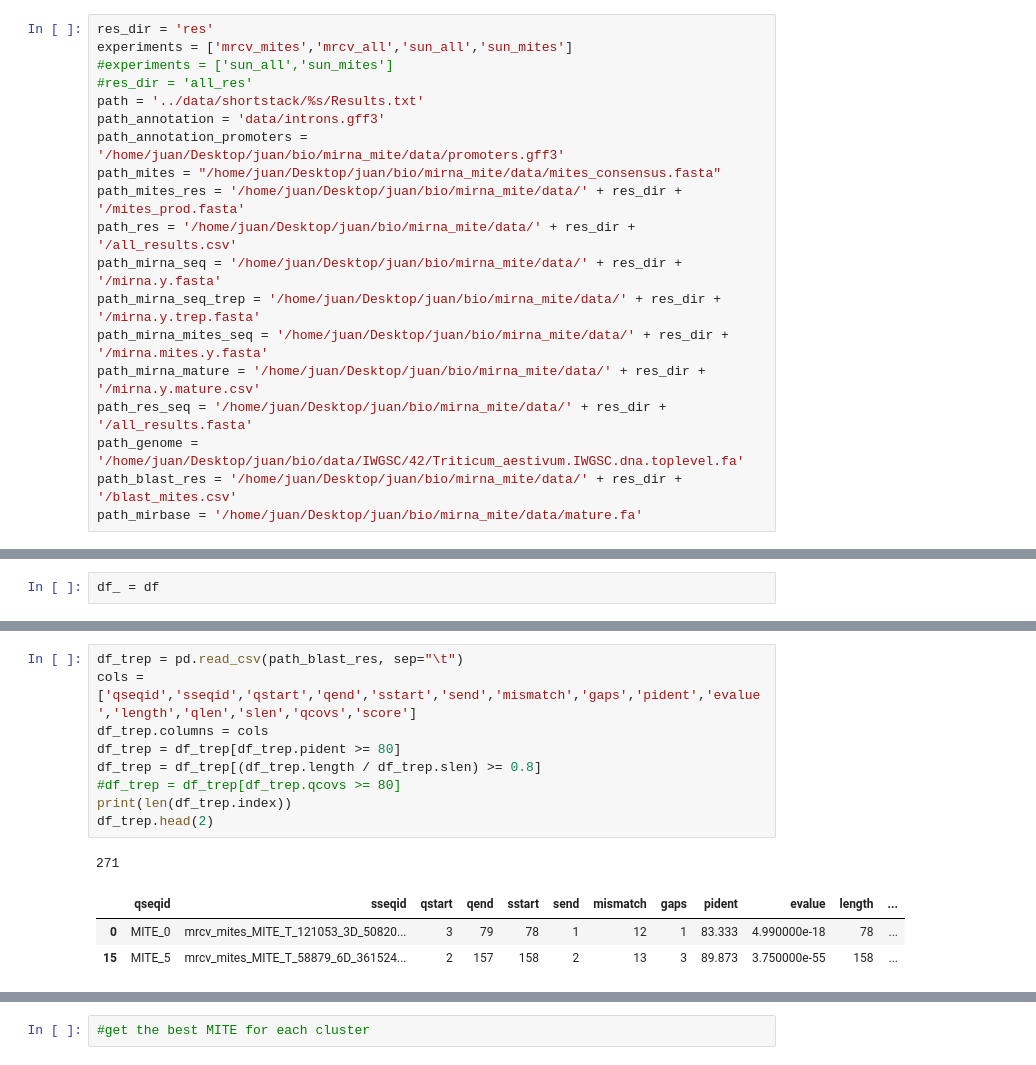
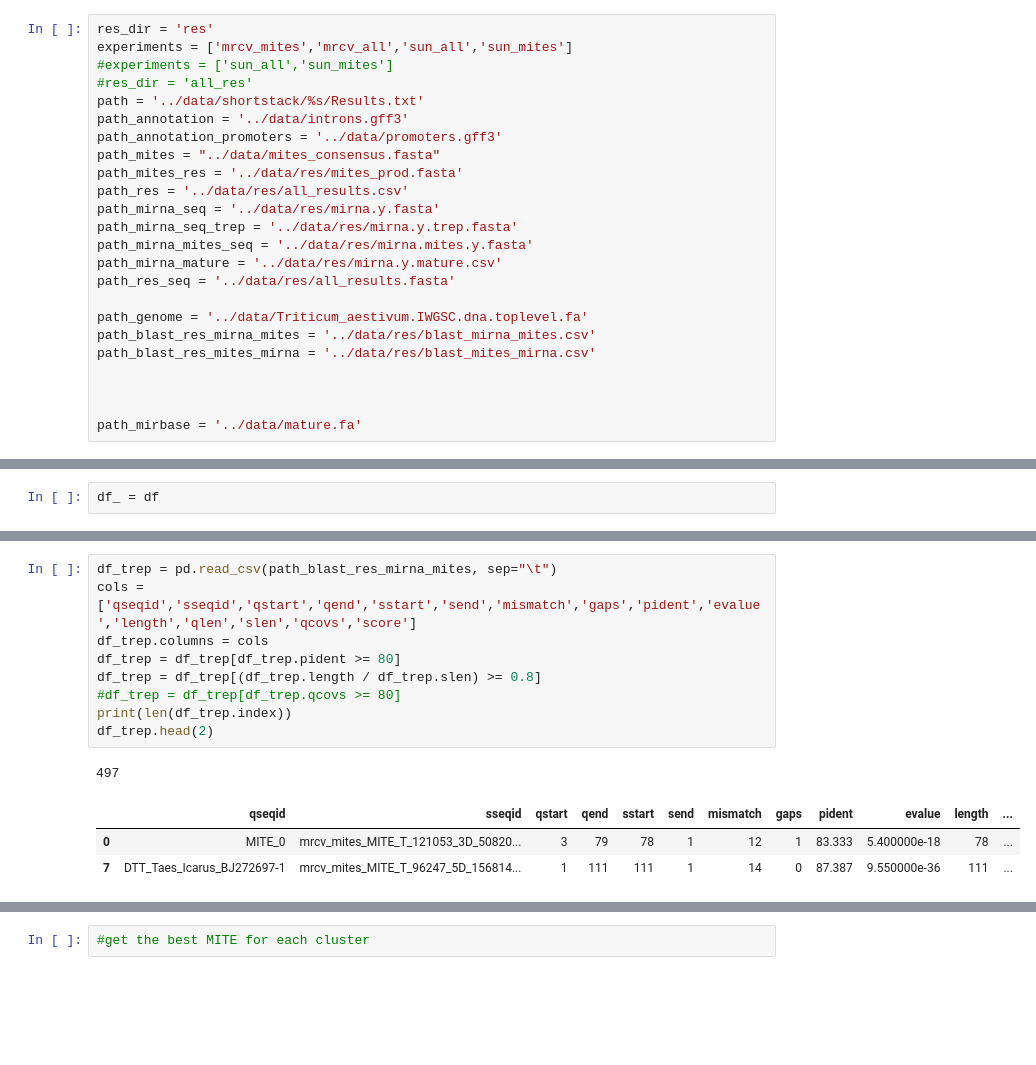
Before and after one commit to juancresc/mirna_mite, a Jupyter notebook: 2_analysis/1_analysis.ipynb, the cells around one changed output, grey strips where cells are left out. Drawn from its saved outputs; the diff is of its cells as text; blank space fills up the shorter version.

```diff
--- a/2_analysis/1_analysis.ipynb
+++ b/2_analysis/1_analysis.ipynb
@@ -11,19 +11,24 @@ experiments = ['mrcv_mites','mrcv_all','sun_all','sun_mites']
 #experiments = ['sun_all','sun_mites']
 #res_dir = 'all_res'
 path = '../data/shortstack/%s/Results.txt'
-path_annotation = 'data/introns.gff3'
-path_annotation_promoters = '/home/juan/Desktop/juan/bio/mirna_mite/data/promoters.gff3'
-path_mites = "/home/juan/Desktop/juan/bio/mirna_mite/data/mites_consensus.fasta"
-path_mites_res = '/home/juan/Desktop/juan/bio/mirna_mite/data/' + res_dir + '/mites_prod.fasta'
-path_res = '/home/juan/Desktop/juan/bio/mirna_mite/data/' + res_dir + '/all_results.csv'
-path_mirna_seq = '/home/juan/Desktop/juan/bio/mirna_mite/data/' + res_dir + '/mirna.y.fasta'
-path_mirna_seq_trep = '/home/juan/Desktop/juan/bio/mirna_mite/data/' + res_dir + '/mirna.y.trep.fasta'
-path_mirna_mites_seq = '/home/juan/Desktop/juan/bio/mirna_mite/data/' + res_dir + '/mirna.mites.y.fasta'
-path_mirna_mature = '/home/juan/Desktop/juan/bio/mirna_mite/data/' + res_dir + '/mirna.y.mature.csv'
-path_res_seq = '/home/juan/Desktop/juan/bio/mirna_mite/data/' + res_dir + '/all_results.fasta'
-path_genome = '/home/juan/Desktop/juan/bio/data/IWGSC/42/Triticum_aestivum.IWGSC.dna.toplevel.fa'
-path_blast_res = '/home/juan/Desktop/juan/bio/mirna_mite/data/' + res_dir + '/blast_mites.csv'
-path_mirbase = '/home/juan/Desktop/juan/bio/mirna_mite/data/mature.fa'
+path_annotation = '../data/introns.gff3'
+path_annotation_promoters = '../data/promoters.gff3'
+path_mites = "../data/mites_consensus.fasta"
+path_mites_res = '../data/res/mites_prod.fasta'
+path_res = '../data/res/all_results.csv'
+path_mirna_seq = '../data/res/mirna.y.fasta'
+path_mirna_seq_trep = '../data/res/mirna.y.trep.fasta'
+path_mirna_mites_seq = '../data/res/mirna.mites.y.fasta'
+path_mirna_mature = '../data/res/mirna.y.mature.csv'
+path_res_seq = '../data/res/all_results.fasta'
+
+path_genome = '../data/Triticum_aestivum.IWGSC.dna.toplevel.fa'
+path_blast_res_mirna_mites = '../data/res/blast_mirna_mites.csv'
+path_blast_res_mites_mirna = '../data/res/blast_mites_mirna.csv'
+
+
+
+path_mirbase = '../data/mature.fa'
 # %%
 ### Load shortstack results
 dfs = {}
@@ -269,14 +265,14 @@ df_ = df
 # %%
-df_trep = pd.read_csv(path_blast_res, sep="\t")
+df_trep = pd.read_csv(path_blast_res_mirna_mites, sep="\t")
 cols = ['qseqid','sseqid','qstart','qend','sstart','send','mismatch','gaps','pident','evalue','length','qlen','slen','qcovs','score']
 df_trep.columns = cols
 df_trep = df_trep[df_trep.pident >= 80]
 df_trep = df_trep[(df_trep.length / df_trep.slen) >= 0.8]
 #df_trep = df_trep[df_trep.qcovs >= 80]
 print(len(df_trep.index))
 df_trep.head(2)
 # %% [output]
-271
+497
 |  | qseqid | sseqid | qstart | qend | sstart | send | mismatch | gaps | pident | evalue | length | ... |
-| 0 | MITE_0 | mrcv_mites_MITE_T_121053_3D_50820... | 3 | 79 | 78 | 1 | 12 | 1 | 83.333 | 4.990000e-18 | 78 | ... |
-| 15 | MITE_5 | mrcv_mites_MITE_T_58879_6D_361524... | 2 | 157 | 158 | 2 | 13 | 3 | 89.873 | 3.750000e-55 | 158 | ... |
+| 0 | MITE_0 | mrcv_mites_MITE_T_121053_3D_50820... | 3 | 79 | 78 | 1 | 12 | 1 | 83.333 | 5.400000e-18 | 78 | ... |
+| 7 | DTT_Taes_Icarus_BJ272697-1 | mrcv_mites_MITE_T_96247_5D_156814... | 1 | 111 | 111 | 1 | 14 | 0 | 87.387 | 9.550000e-36 | 111 | ... |
```
Also changed, not shown: parts of 72 cells of this notebook, 4 other files.
